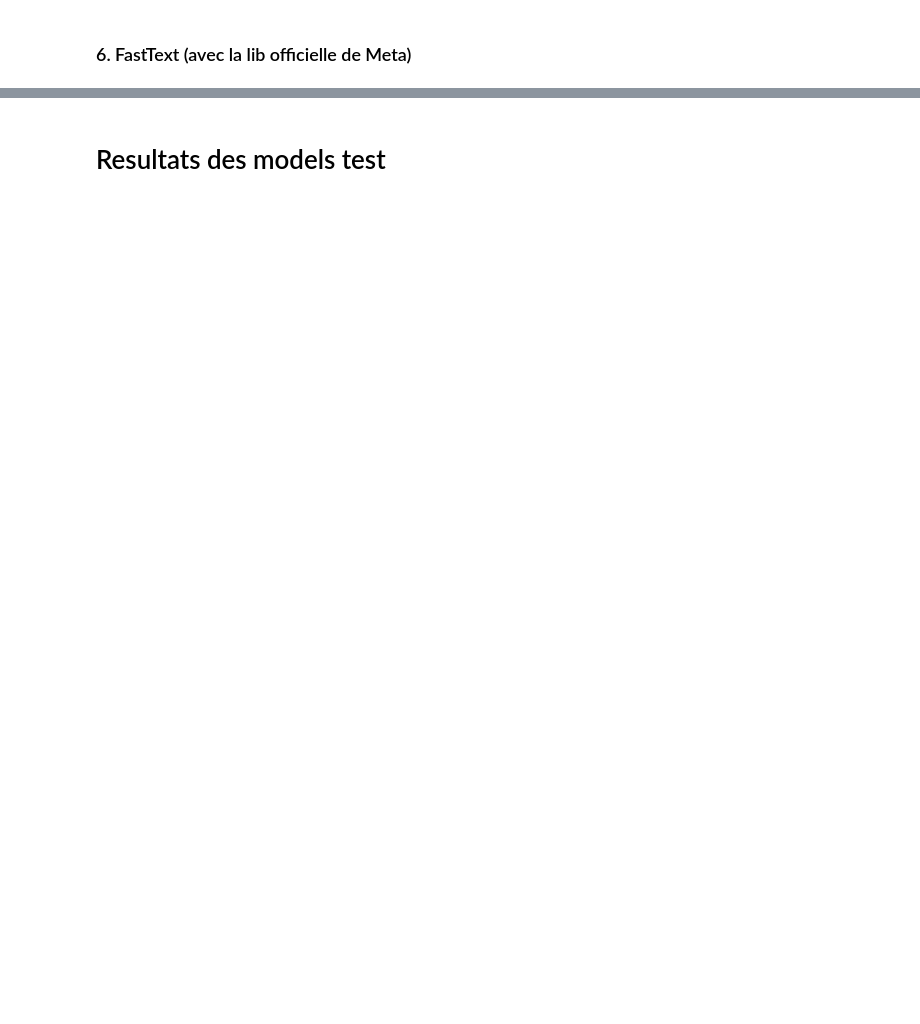
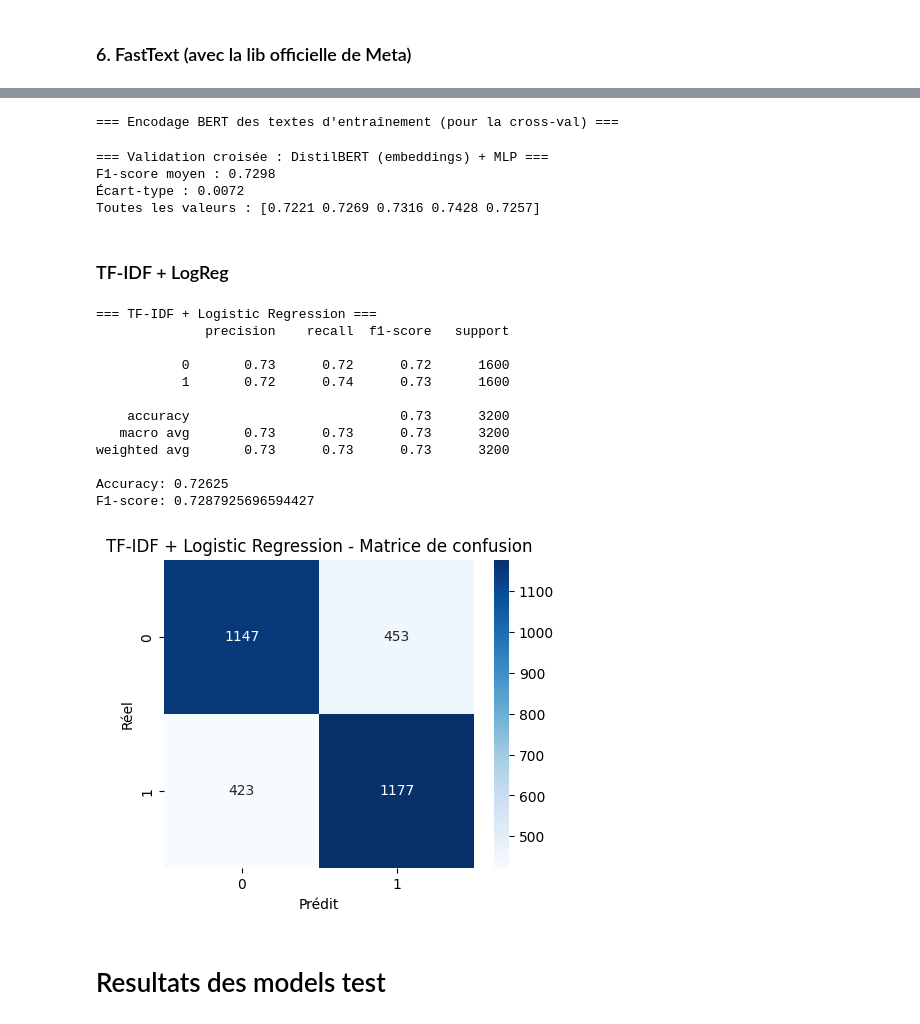
Before and after one commit to VicoD3X/Data_7OC, a Jupyter notebook: notebooks/01_explo.ipynb, the cells around one changed output, grey strips where cells are left out. Cells and saved outputs as stored; diff of their text form; code cells hidden in the pictures; blank space fills up the shorter version.

```diff
--- a/notebooks/01_explo.ipynb
+++ b/notebooks/01_explo.ipynb
@@ -528,3 +601,79 @@ F1-score: 0.7348101265822785
+# %%
+# === Validation croisée : DistilBERT (embeddings) + MLP ===
+from sklearn.model_selection import StratifiedKFold, cross_val_score
+from sklearn.neural_network import MLPClassifier
+import numpy as np
+
+print("\n=== Encodage BERT des textes d'entraînement (pour la cross-val) ===")
+X_train_bert = encode_texts_fast(X_train)  # réutilise ta fonction rapide déjà définie
+
+# Modèle MLP compact
+mlp_bert_cv = MLPClassifier(hidden_layer_sizes=(64, 32), max_iter=150, random_state=42)
+
+# Validation croisée stratifiée
+cv = StratifiedKFold(n_splits=5, shuffle=True, random_state=42)
+
+# Évaluation via F1-score
+scores = cross_val_score(
+    mlp_bert_cv,
+    X_train_bert,
+    y_train,
+    cv=cv,
+    scoring="f1"
+)
+
+print("=== Validation croisée : DistilBERT (embeddings) + MLP ===")
+print(f"F1-score moyen : {scores.mean():.4f}")
+print(f"Écart-type : {scores.std():.4f}")
+print(f"Toutes les valeurs : {np.round(scores, 4)}")
+# %% [output]
+=== Encodage BERT des textes d'entraînement (pour la cross-val) ===
+=== Validation croisée : DistilBERT (embeddings) + MLP ===
+F1-score moyen : 0.7298
+Écart-type : 0.0072
+Toutes les valeurs : [0.7221 0.7269 0.7316 0.7428 0.7257]
+# %% [markdown]
+### TF-IDF + LogReg
+# %%
+# === TF-IDF + Logistic Regression ===
+from sklearn.feature_extraction.text import TfidfVectorizer
+from sklearn.linear_model import LogisticRegression
+from sklearn.metrics import classification_report, accuracy_score, f1_score
+import matplotlib.pyplot as plt
+import seaborn as sns
+
+# 1) Vectorisation TF-IDF
+tfidf = TfidfVectorizer(max_features=5000, ngram_range=(1, 2), stop_words="english")
+X_train_tfidf = tfidf.fit_transform(X_train)
+X_test_tfidf  = tfidf.transform(X_test)
+
+# 2) Modèle Logistic Regression
+logreg = LogisticRegression(max_iter=500, random_state=42)
+logreg.fit(X_train_tfidf, y_train)
+y_pred_tfidf = logreg.predict(X_test_tfidf)
+
+# 3) Évaluation
+print("=== TF-IDF + Logistic Regression ===")
+print(classification_report(y_test, y_pred_tfidf))
+print("Accuracy:", accuracy_score(y_test, y_pred_tfidf))
+print("F1-score:", f1_score(y_test, y_pred_tfidf))
+
+# 4) Matrice de confusion
+plot_confusion_matrix(y_test, y_pred_tfidf, "TF-IDF + Logistic Regression")
+# %% [output]
+=== TF-IDF + Logistic Regression ===
+              precision    recall  f1-score   support
+
+           0       0.73      0.72      0.72      1600
+           1       0.72      0.74      0.73      1600
+
+    accuracy                           0.73      3200
+   macro avg       0.73      0.73      0.73      3200
+weighted avg       0.73      0.73      0.73      3200
+
+Accuracy: 0.72625
+F1-score: 0.7287925696594427
+[figure, added]
 # %% [markdown]
 # Resultats des models test
 # %% [markdown]
```
Also changed, not shown: parts of 6 cells of this notebook, 4 other files.
